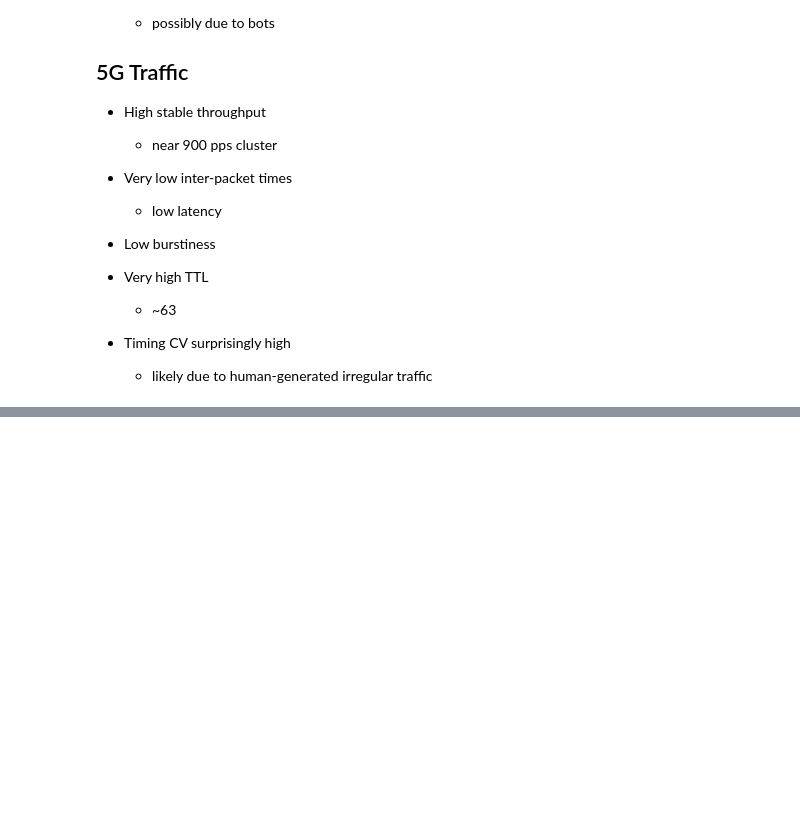
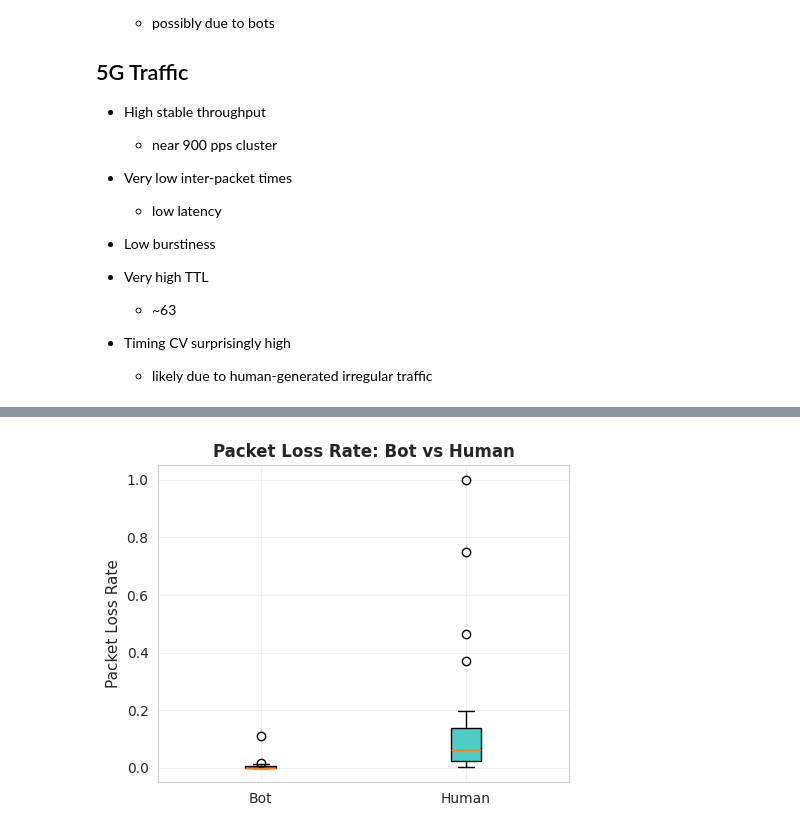
Before and after one commit to carissabb/Bot-Busters-Capstone, a Jupyter notebook: BotBusterDataViz.ipynb, the cells around one changed output, grey strips where cells are left out. Drawn from its saved outputs; the diff is of its cells as text; code cells hidden in the pictures; blank space fills up the shorter version.

Commit message:
fixing visualizations

```diff
--- a/BotBusterDataViz.ipynb
+++ b/BotBusterDataViz.ipynb
@@ -284,3 +284,27 @@ plt.show()
 
 - Timing CV surprisingly high
     - likely due to human-generated irregular traffic
+# %%
+import pandas as pd
+import numpy as np
+import matplotlib.pyplot as plt
+import seaborn as sns
+from scipy import stats
+
+# Set style
+sns.set_style("whitegrid")
+plt.rcParams['figure.figsize'] = (20, 16)
+
+# Read the CSV file
+df = pd.read_csv('bot_detection_kpis.csv',
+                 encoding='utf-8',
+                 engine='python',
+                 on_bad_lines='skip',
+                 skipinitialspace=True)
+
+print(f"Successfully loaded {len(df)} rows")
+print(f"Columns: {list(df.columns)}")
+print("\n")
+
+# Clean the data - filter out rows with missing node_type
+df_clean = df[df['NodeType'].notna()].copy()
@@ -286,0 +346,16 @@ plt.show()
+# %%
+bot_df = df_clean[df_clean['NodeType'] == 'bot']
+human_df = df_clean[df_clean['NodeType'] == 'human']
+# %%
+plt.figure(figsize=(18, 14))
+ax1 = plt.subplot(3, 3, 1)
+bot_loss = bot_df['PacketLossRate'].dropna()
+human_loss = human_df['PacketLossRate'].dropna()
+bp = ax1.boxplot([bot_loss, human_loss], labels=['Bot', 'Human'], patch_artist=True)
+bp['boxes'][0].set_facecolor('#ff6b6b')
+bp['boxes'][1].set_facecolor('#4ecdc4')
+ax1.set_ylabel('Packet Loss Rate', fontsize=11)
+ax1.set_title('Packet Loss Rate: Bot vs Human', fontweight='bold', fontsize=12)
+ax1.grid(True, alpha=0.3)
+# %% [output]
+[figure, added]
```
Also changed, not shown: parts of 18 cells of this notebook.
